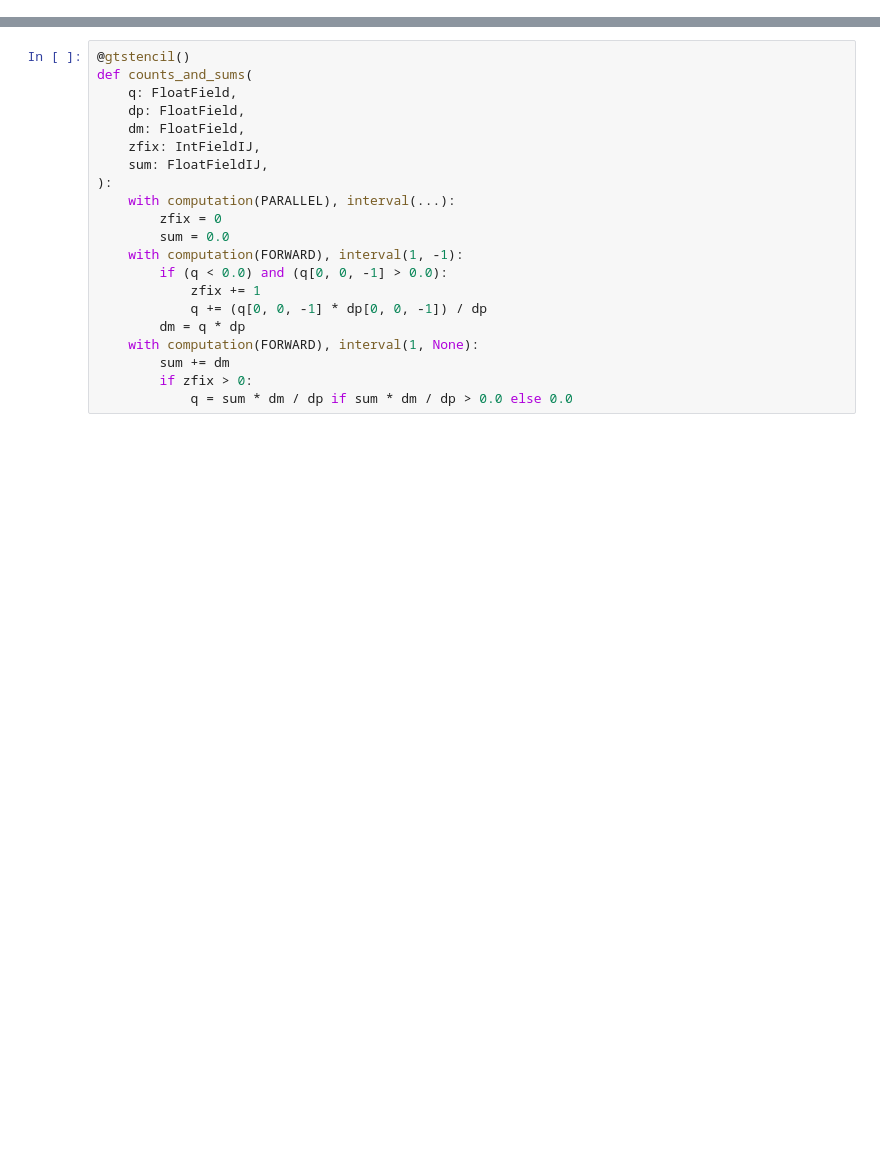
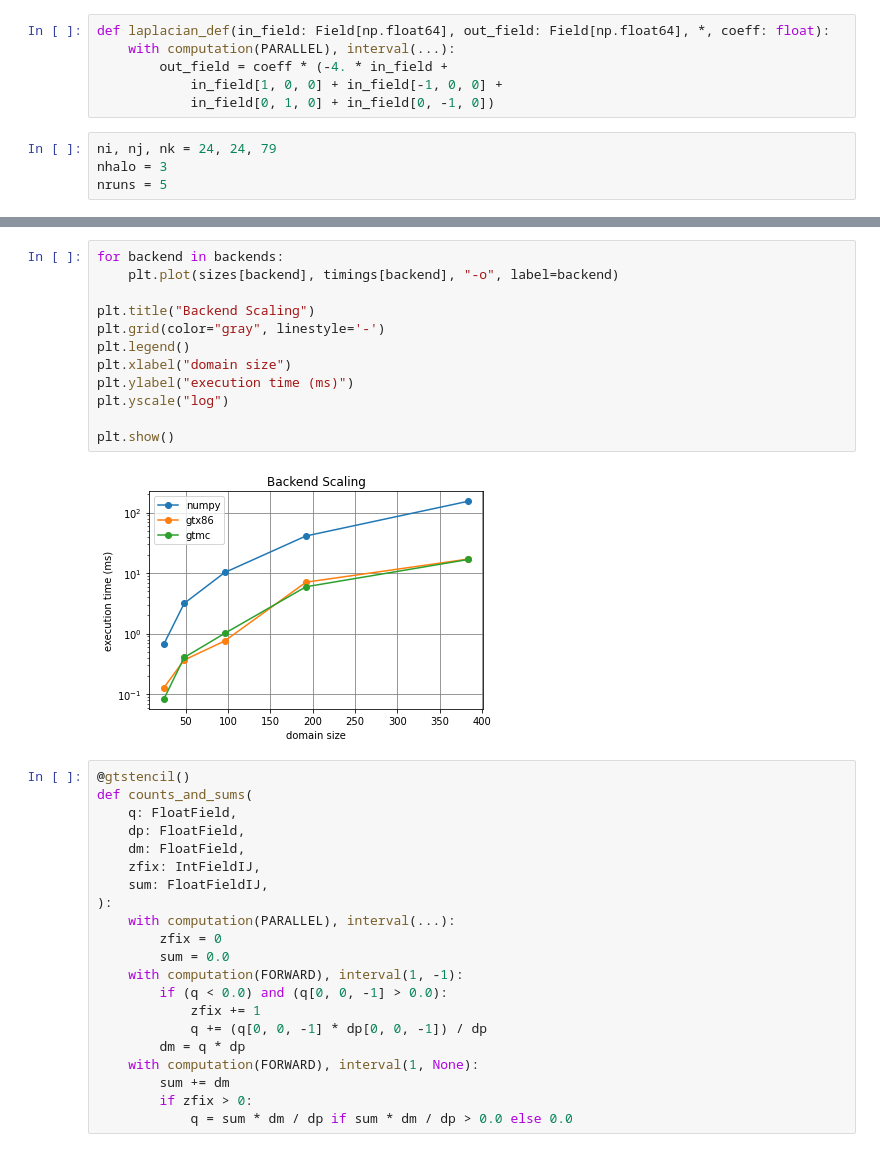
Before and after one commit to ai2cm/dsl_workshop, a Jupyter notebook: notebooks/Session_1B.ipynb, the cells around one changed output, grey strips where cells are left out. Cells and saved outputs as stored; diff of their text form; blank space fills up the shorter version.

```diff
--- a/notebooks/Session_1B.ipynb
+++ b/notebooks/Session_1B.ipynb
@@ -9,0 +15,10 @@ iterations = np.arange(1,6)
+# %%
+def laplacian_def(in_field: Field[np.float64], out_field: Field[np.float64], *, coeff: float):
+    with computation(PARALLEL), interval(...):
+        out_field = coeff * (-4. * in_field +
+            in_field[1, 0, 0] + in_field[-1, 0, 0] +
+            in_field[0, 1, 0] + in_field[0, -1, 0])
+# %%
+ni, nj, nk = 24, 24, 79
+nhalo = 3
+nruns = 5
@@ -10,3 +82,17 @@ iterations = np.arange(1,6)
+# %%
+for backend in backends:
+    plt.plot(sizes[backend], timings[backend], "-o", label=backend)
+
+plt.title("Backend Scaling")
+plt.grid(color="gray", linestyle='-')
+plt.legend()
+plt.xlabel("domain size")
+plt.ylabel("execution time (ms)")
+plt.yscale("log")
+
+plt.show()
+# %% [output]
+[figure, added]
 # %%
 @gtstencil()
 def counts_and_sums(
```
Also changed, not shown: parts of 10 cells of this notebook.
